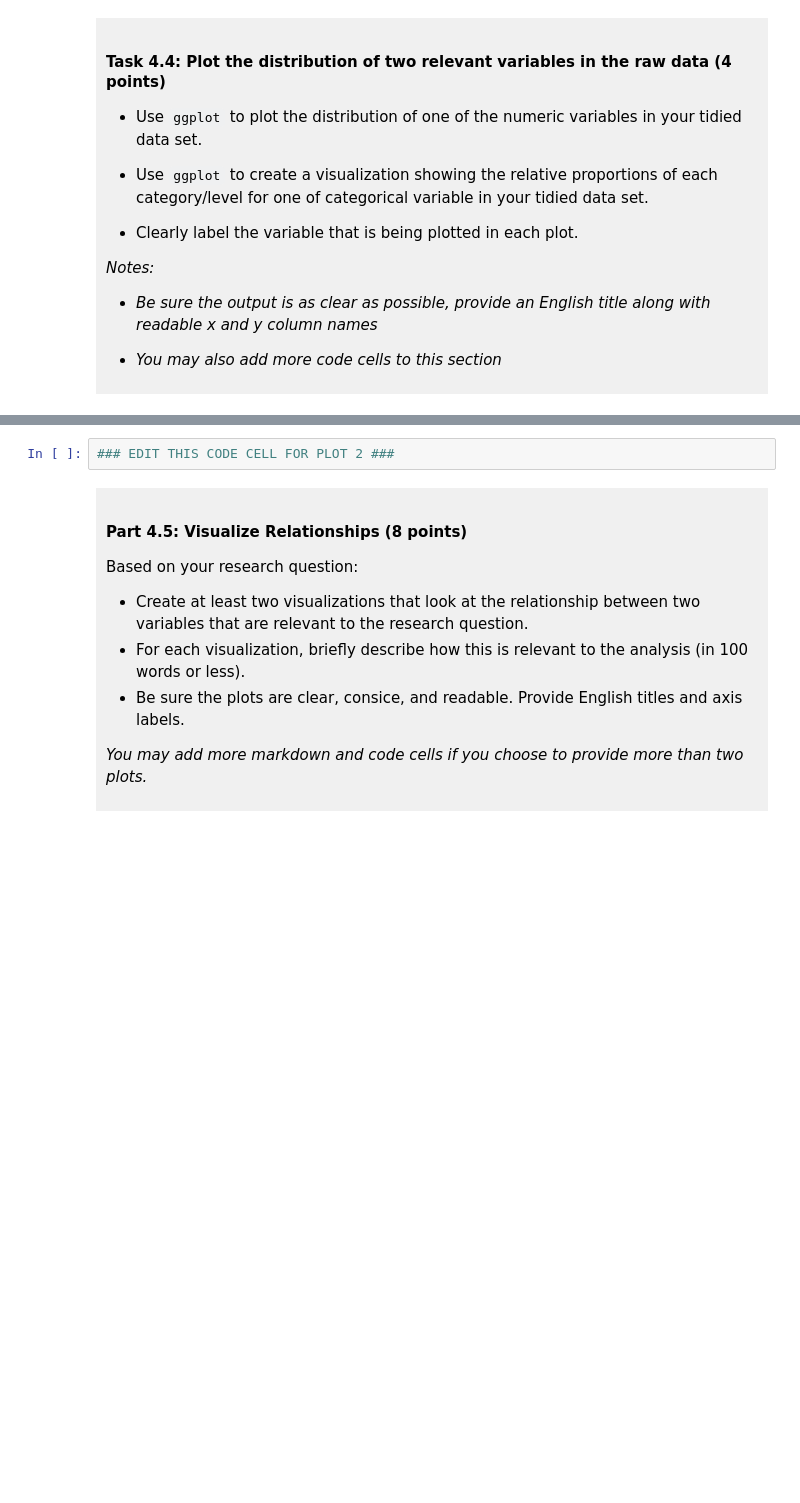
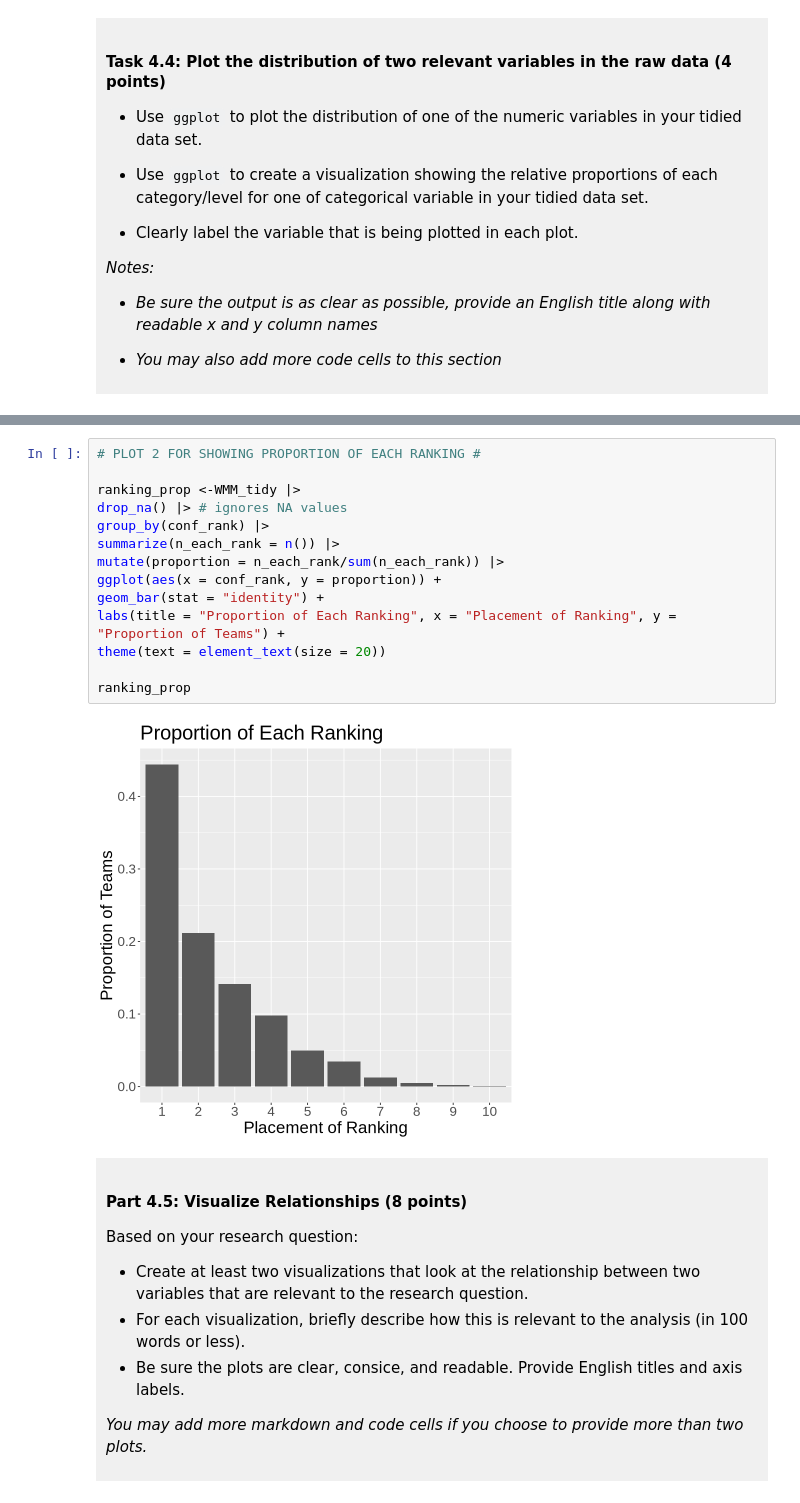
Before and after one commit to Matthew-C13/dsci-100-project-matthew-chen, a Jupyter notebook: dsci-100-project-notebook.ipynb, the cells around one changed output, grey strips where cells are left out. Cells and saved outputs as stored; diff of their text form; blank space fills up the shorter version.

```diff
--- a/dsci-100-project-notebook.ipynb
+++ b/dsci-100-project-notebook.ipynb
@@ -350,5 +367,19 @@ A tibble: 10 × 2
 # %%
-### EDIT THIS CODE CELL FOR PLOT 2 ###
+# PLOT 2 FOR SHOWING PROPORTION OF EACH RANKING #
+
+ranking_prop <-WMM_tidy |>
+drop_na() |> # ignores NA values
+group_by(conf_rank) |>
+summarize(n_each_rank = n()) |>
+mutate(proportion = n_each_rank/sum(n_each_rank)) |>
+ggplot(aes(x = conf_rank, y = proportion)) +
+geom_bar(stat = "identity") +
+labs(title = "Proportion of Each Ranking", x = "Placement of Ranking", y = "Proportion of Teams") +
+theme(text = element_text(size = 20))
+
+ranking_prop
+# %% [output]
+[figure, added]
 # %% [markdown]
 <div style="background-color: #f0f0f0; padding: 10px;">
 
```
Also changed, not shown: parts of 9 cells of this notebook.
